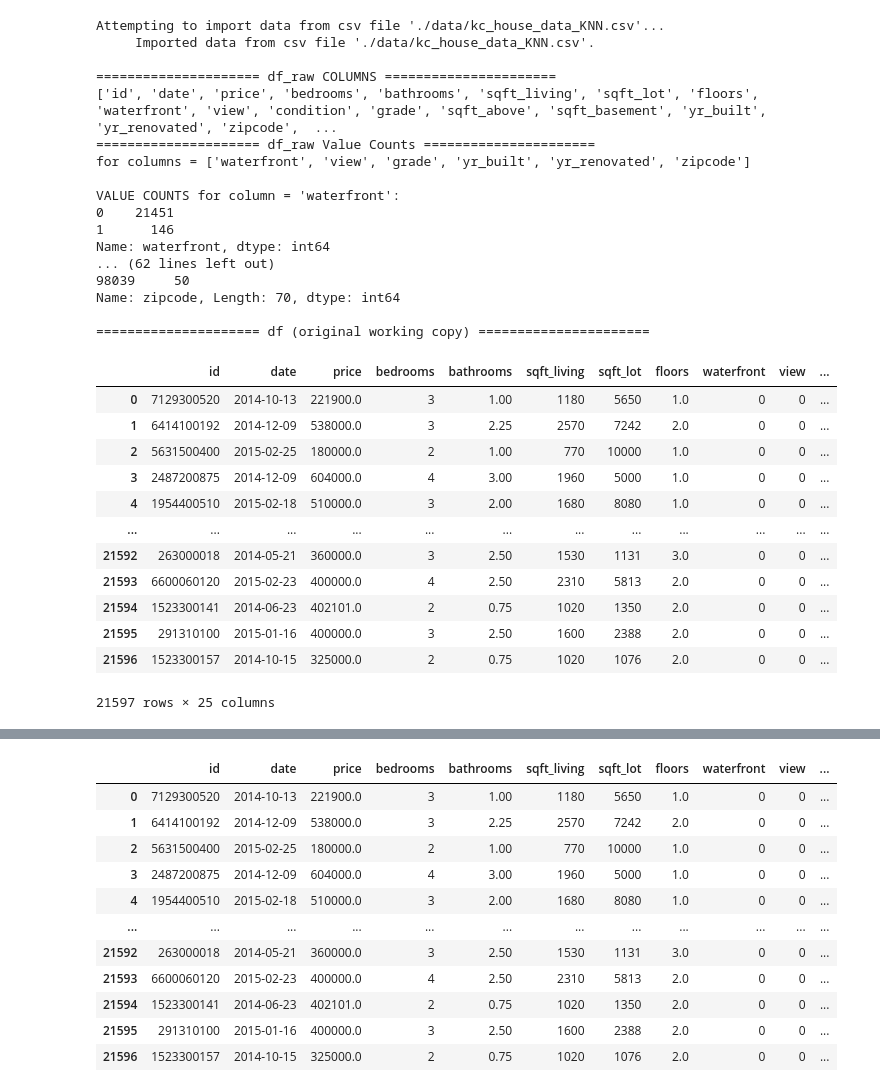
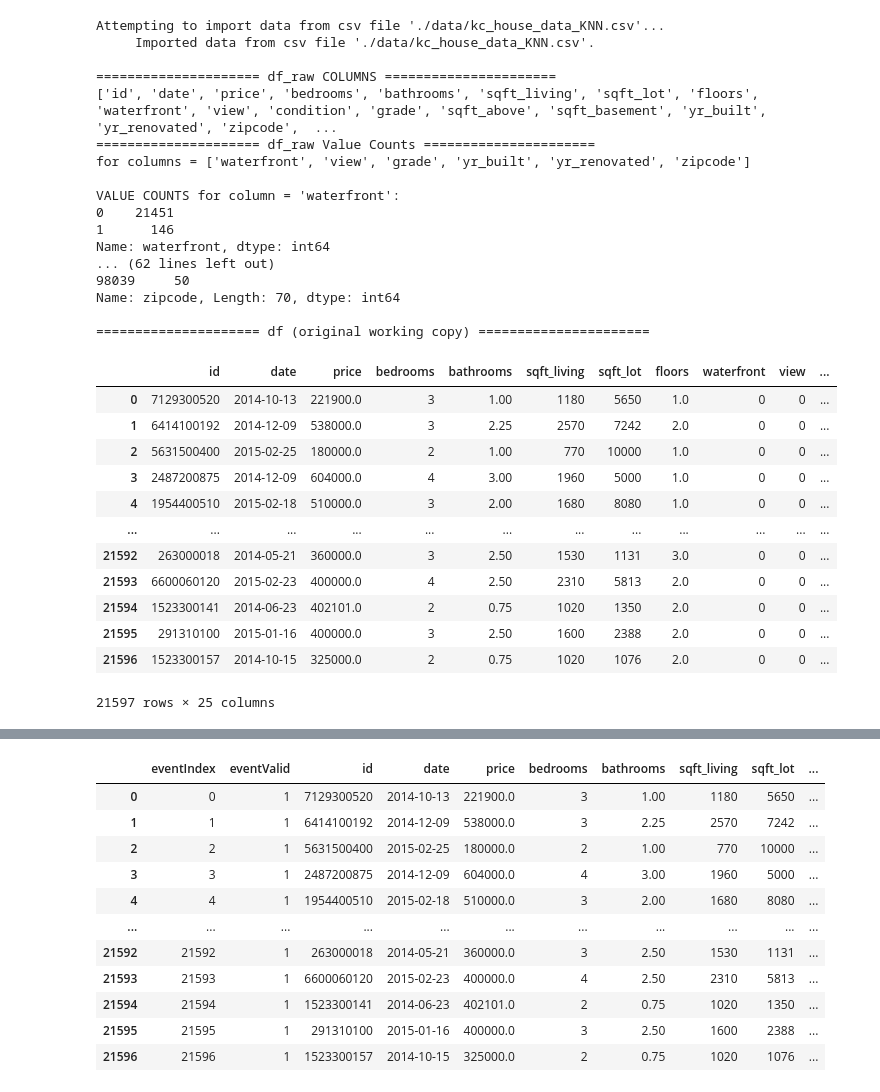
Before and after one commit to korinzumike/dsc-phase-2-project-online, a Jupyter notebook: collins_project2.ipynb, the cells around one changed output, grey strips where cells are left out. Drawn from its saved outputs; the diff is of its cells as text; code cells hidden in the pictures.

```diff
--- a/collins_project2.ipynb
+++ b/collins_project2.ipynb
@@ -1095,7 +1099,7 @@ events_i = list(df.index.values)
 num_events = len(events_i)
 events_lat = [round(lat, 3) for lat in df[col_lat].to_list()]
 events_lng = [round(lng, 3) for lng in df[col_long].to_list()]
-events_latlng = list(zip(event_lat, event_lng))
+events_latlng = list(zip(events_lat, events_lng))
 events_price = [p for p in df[col_price].to_list()]
 events_bathrooms = [b for b in df[col_bathrooms].to_list()]
 events_yr_built = [y for y in df[col_yr_built].to_list()]
@@ -1106,6 +1110,26 @@ events_sfLiving = [sf for sf in df[col_sfLiving].to_list()]
 events_sfAbove = [sf for sf in df[col_sfAbove].to_list()]
 events_sfLiving_sfAbove = list(zip(events_sfLiving, events_sfAbove))
 events_i_sfLiving_sfAbove = list(zip(events_i, events_sfLiving, events_sfAbove))
+
+
+# Ignore certain outliers
+events_i_ignore1 = [300, 656, 1162, 1313, 2083, 2442, 2624, 2862, 3910, 6396, 6685,
+                    7245, 7306, 7926, 8085, 10074, 10454, 11245, 11434, 12358, 14070,
+                    18185, 19002, 20138, 20309, 20519, 21034, 21356, 21560]
+events_i_ignore2 = [1446, 1943, 4186, 4407, 5961, 7184, 8629, 9245, 14126, 15244,
+                    15363, 18288, 18833, 19468, 19668, 19842]
+events_i_ignore = list(sorted(events_i_ignore1 + events_i_ignore2))
+
+events_valid = [not (i in events_i_ignore) for i in events_i]
+events_intValid = [int(ev) for ev in events_valid]
+
+
+col_eventValid = 'eventValid'
+df.insert(loc=0, column=col_eventValid, value=events_intValid)
+
+col_eventIndex = 'eventIndex'
+df.insert(loc=0, column=col_eventIndex, value=events_i)
+
 
 # ======================================================
 #   Check whether needed CUSTOM data series (columns)
@@ -1246,10 +1270,13 @@ for col_v in columns_v:
     events_v = df[col_v]
     events_v_median = []
     for i in events_i:
-        v_i = events_v[i]
-        eventIndices_i = events_KNN[i][0:K_use]
-        v_knn = [events_v[j] for j in eventIndices_i]
-        v_median = np.median(v_knn)
+        v_median = None
+        if events_valid[i]:
+            v_i = events_v[i]
+            eventIndices_i = events_KNN[i]
+            eventIndices_i_valid = [ei for ei in eventIndices_i if events_valid[ei]][0:K_use]
+            v_knn_valid = [events_v[eiv] for eiv in eventIndices_i_valid]
+            v_median = np.median(v_knn_valid)
         events_v_median.append(v_median)
 
     df[col_v_median] = events_v_median
@@ -1318,7 +1345,10 @@ print()
 #
 # ======================================================
 
-columns_subset =['price', 'price' + f"_median{K_use}", 'price' + f"_delta{K_use}",
+columns_subset =['eventIndex',
+                 'price',
+                 f"price_median{K_use}",
+                 f"price_delta{K_use}",
                  'bedrooms' + f"_phi{K_use}",
                  'bathrooms' + f"_phi{K_use}",
                  'sqft_living' + f"_phi{K_use}",
@@ -1333,8 +1363,9 @@ columns_subset =['price', 'price' + f"_median{K_use}", 'price' + f"_delta{K_use}
                  'building_age' + f"_phi{K_use}",
                  'interior_age' + f"_phi{K_use}"]
 
-df_subset = df[columns_subset]
+df_subset = df[columns_subset].loc[df[col_eventValid] == True]
 
+stamp_now = datetime.now().strftime("%Y-%m-%d_%H%M%S")
 print(f"==================== df_subset (as of {stamp_now}) =======================")
 display(df_subset)
 print()
@@ -1345,6 +1376,29 @@ try:
 except:
     print(f"FAILED to write df (with modified columns) to file [{subset_csv}].")
 print()
+
+df_clean = df_subset.drop(columns=['price',
+                                   f"price_median{K_use}",
+#                                    f"price_delta{K_use}",
+                                   f"bedrooms_phi{K_use}",
+#                                    f"bathrooms_phi{K_use}",
+#                                    f"sqft_living_phi{K_use}",
+                                   f"sqft_above_phi{K_use}",
+                                   f"sqft_basement_phi{K_use}",
+                                   f"sqft_lot_phi{K_use}",
+                                   f"floors_phi{K_use}",
+#                                    f"waterfront_phi{K_use}",
+#                                    f"view_phi{K_use}",
+                                   f"condition_phi{K_use}",
+#                                    f"grade_phi{K_use}",
+#                                    f"building_age_phi{K_use}",
+                                   f"interior_age_phi{K_use}"
+                                  ])
+
+stamp_now = datetime.now().strftime("%Y-%m-%d_%H%M%S")
+print(f"==================== df_clean (as of {stamp_now}) =======================")
+display(df_clean)
+print()
 # %% [output]
 Attempting to import data from csv file './data/kc_house_data_KNN.csv'...
      Imported data from csv file './data/kc_house_data_KNN.csv'.
@@ -1396,12 +1450,12 @@ looking up indices of nearest K=50 events...
-|  | id | date | price | bedrooms | bathrooms | sqft_living | sqft_lot | floors | waterfront | view | ... |
-| 0 | 7129300520 | 2014-10-13 | 221900.0 | 3 | 1.00 | 1180 | 5650 | 1.0 | 0 | 0 | ... |
-| 1 | 6414100192 | 2014-12-09 | 538000.0 | 3 | 2.25 | 2570 | 7242 | 2.0 | 0 | 0 | ... |
-| 2 | 5631500400 | 2015-02-25 | 180000.0 | 2 | 1.00 | 770 | 10000 | 1.0 | 0 | 0 | ... |
-| 3 | 2487200875 | 2014-12-09 | 604000.0 | 4 | 3.00 | 1960 | 5000 | 1.0 | 0 | 0 | ... |
-| 4 | 1954400510 | 2015-02-18 | 510000.0 | 3 | 2.00 | 1680 | 8080 | 1.0 | 0 | 0 | ... |
-| ... | ... | ... | ... | ... | ... | ... | ... | ... | ... | ... | ... |
-| 21592 | 263000018 | 2014-05-21 | 360000.0 | 3 | 2.50 | 1530 | 1131 | 3.0 | 0 | 0 | ... |
-| 21593 | 6600060120 | 2015-02-23 | 400000.0 | 4 | 2.50 | 2310 | 5813 | 2.0 | 0 | 0 | ... |
-| 21594 | 1523300141 | 2014-06-23 | 402101.0 | 2 | 0.75 | 1020 | 1350 | 2.0 | 0 | 0 | ... |
-| 21595 | 291310100 | 2015-01-16 | 400000.0 | 3 | 2.50 | 1600 | 2388 | 2.0 | 0 | 0 | ... |
-| 21596 | 1523300157 | 2014-10-15 | 325000.0 | 2 | 0.75 | 1020 | 1076 | 2.0 | 0 | 0 | ... |
+|  | eventIndex | eventValid | id | date | price | bedrooms | bathrooms | sqft_living | sqft_lot | ... |
+| 0 | 0 | 1 | 7129300520 | 2014-10-13 | 221900.0 | 3 | 1.00 | 1180 | 5650 | ... |
+| 1 | 1 | 1 | 6414100192 | 2014-12-09 | 538000.0 | 3 | 2.25 | 2570 | 7242 | ... |
+| 2 | 2 | 1 | 5631500400 | 2015-02-25 | 180000.0 | 2 | 1.00 | 770 | 10000 | ... |
+| 3 | 3 | 1 | 2487200875 | 2014-12-09 | 604000.0 | 4 | 3.00 | 1960 | 5000 | ... |
+| 4 | 4 | 1 | 1954400510 | 2015-02-18 | 510000.0 | 3 | 2.00 | 1680 | 8080 | ... |
+| ... | ... | ... | ... | ... | ... | ... | ... | ... | ... | ... |
+| 21592 | 21592 | 1 | 263000018 | 2014-05-21 | 360000.0 | 3 | 2.50 | 1530 | 1131 | ... |
+| 21593 | 21593 | 1 | 6600060120 | 2015-02-23 | 400000.0 | 4 | 2.50 | 2310 | 5813 | ... |
+| 21594 | 21594 | 1 | 1523300141 | 2014-06-23 | 402101.0 | 2 | 0.75 | 1020 | 1350 | ... |
+| 21595 | 21595 | 1 | 291310100 | 2015-01-16 | 400000.0 | 3 | 2.50 | 1600 | 2388 | ... |
+| 21596 | 21596 | 1 | 1523300157 | 2014-10-15 | 325000.0 | 2 | 0.75 | 1020 | 1076 | ... |
```
Also changed, not shown: parts of 12 cells of this notebook, 3 other files.
